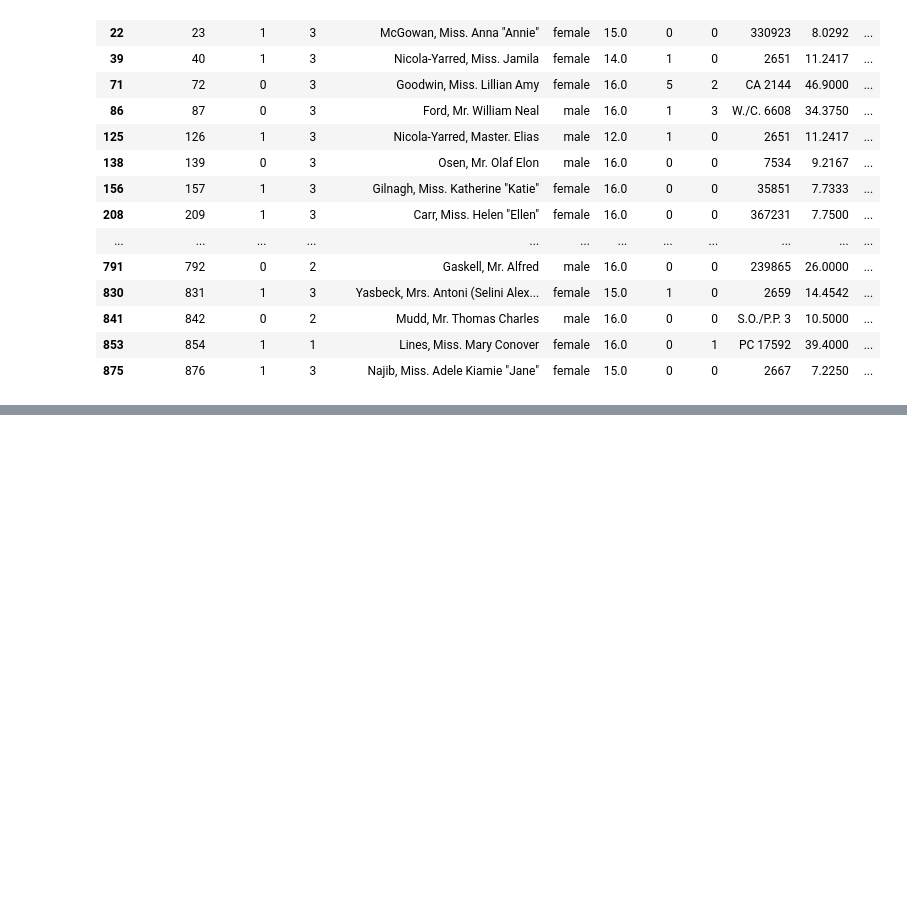
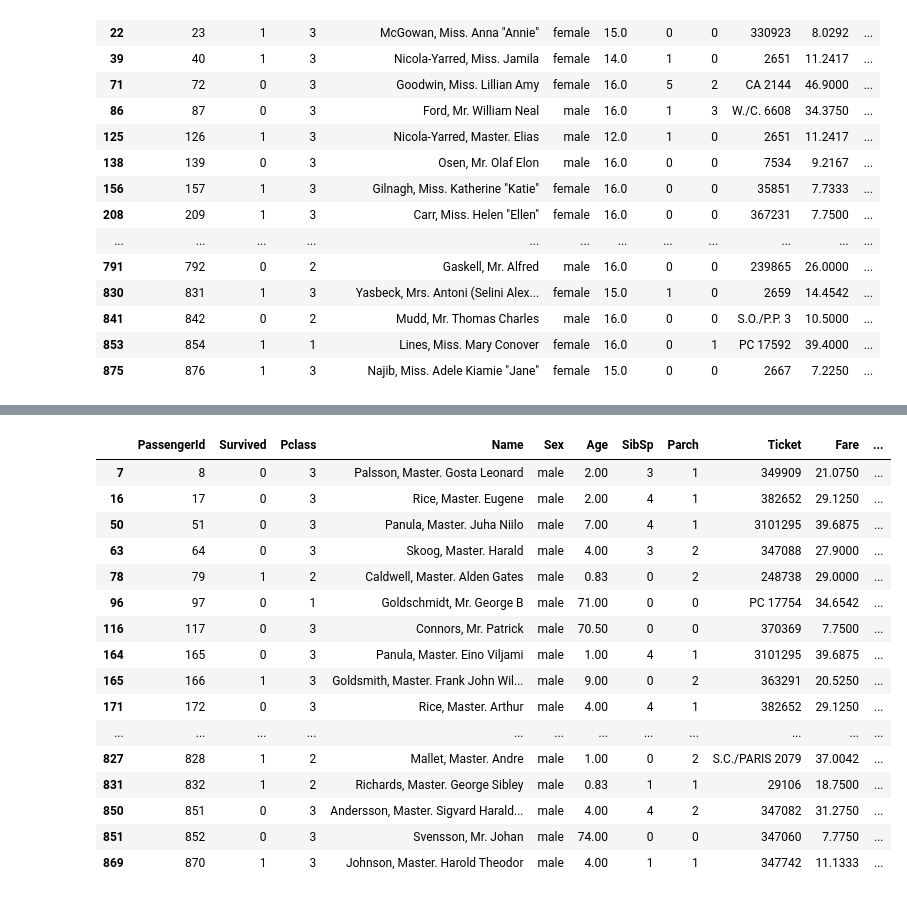
Before and after one commit to ns-m/data_analysis, a Jupyter notebook: Pandas_tutorial.ipynb, the cells around one changed output, grey strips where cells are left out. Saved outputs shown, nothing was run; the diff lists cells and outputs as text; code cells hidden in the pictures; blank space fills up the shorter version.

```diff
--- a/Pandas_tutorial.ipynb
+++ b/Pandas_tutorial.ipynb
@@ -222,0 +243,20 @@ df[df['Age'].isin([12,13,14,15,16])]
+# %%
+df[(df['Sex'] == 'male') & ((df['Age'] > 70) |  (df['Age'] < 10))]
+# %% [output]
+|  | PassengerId | Survived | Pclass | Name | Sex | Age | SibSp | Parch | Ticket | Fare | ... |
+| 7 | 8 | 0 | 3 | Palsson, Master. Gosta Leonard | male | 2.00 | 3 | 1 | 349909 | 21.0750 | ... |
+| 16 | 17 | 0 | 3 | Rice, Master. Eugene | male | 2.00 | 4 | 1 | 382652 | 29.1250 | ... |
+| 50 | 51 | 0 | 3 | Panula, Master. Juha Niilo | male | 7.00 | 4 | 1 | 3101295 | 39.6875 | ... |
+| 63 | 64 | 0 | 3 | Skoog, Master. Harald | male | 4.00 | 3 | 2 | 347088 | 27.9000 | ... |
+| 78 | 79 | 1 | 2 | Caldwell, Master. Alden Gates | male | 0.83 | 0 | 2 | 248738 | 29.0000 | ... |
+| 96 | 97 | 0 | 1 | Goldschmidt, Mr. George B | male | 71.00 | 0 | 0 | PC 17754 | 34.6542 | ... |
+| 116 | 117 | 0 | 3 | Connors, Mr. Patrick | male | 70.50 | 0 | 0 | 370369 | 7.7500 | ... |
+| 164 | 165 | 0 | 3 | Panula, Master. Eino Viljami | male | 1.00 | 4 | 1 | 3101295 | 39.6875 | ... |
+| 165 | 166 | 1 | 3 | Goldsmith, Master. Frank John Wil... | male | 9.00 | 0 | 2 | 363291 | 20.5250 | ... |
+| 171 | 172 | 0 | 3 | Rice, Master. Arthur | male | 4.00 | 4 | 1 | 382652 | 29.1250 | ... |
+| ... | ... | ... | ... | ... | ... | ... | ... | ... | ... | ... | ... |
+| 827 | 828 | 1 | 2 | Mallet, Master. Andre | male | 1.00 | 0 | 2 | S.C./PARIS 2079 | 37.0042 | ... |
+| 831 | 832 | 1 | 2 | Richards, Master. George Sibley | male | 0.83 | 1 | 1 | 29106 | 18.7500 | ... |
+| 850 | 851 | 0 | 3 | Andersson, Master. Sigvard Harald... | male | 4.00 | 4 | 2 | 347082 | 31.2750 | ... |
+| 851 | 852 | 0 | 3 | Svensson, Mr. Johan | male | 74.00 | 0 | 0 | 347060 | 7.7750 | ... |
+| 869 | 870 | 1 | 3 | Johnson, Master. Harold Theodor | male | 4.00 | 1 | 1 | 347742 | 11.1333 | ... |
```
Also changed, not shown: parts of 16 cells of this notebook.
